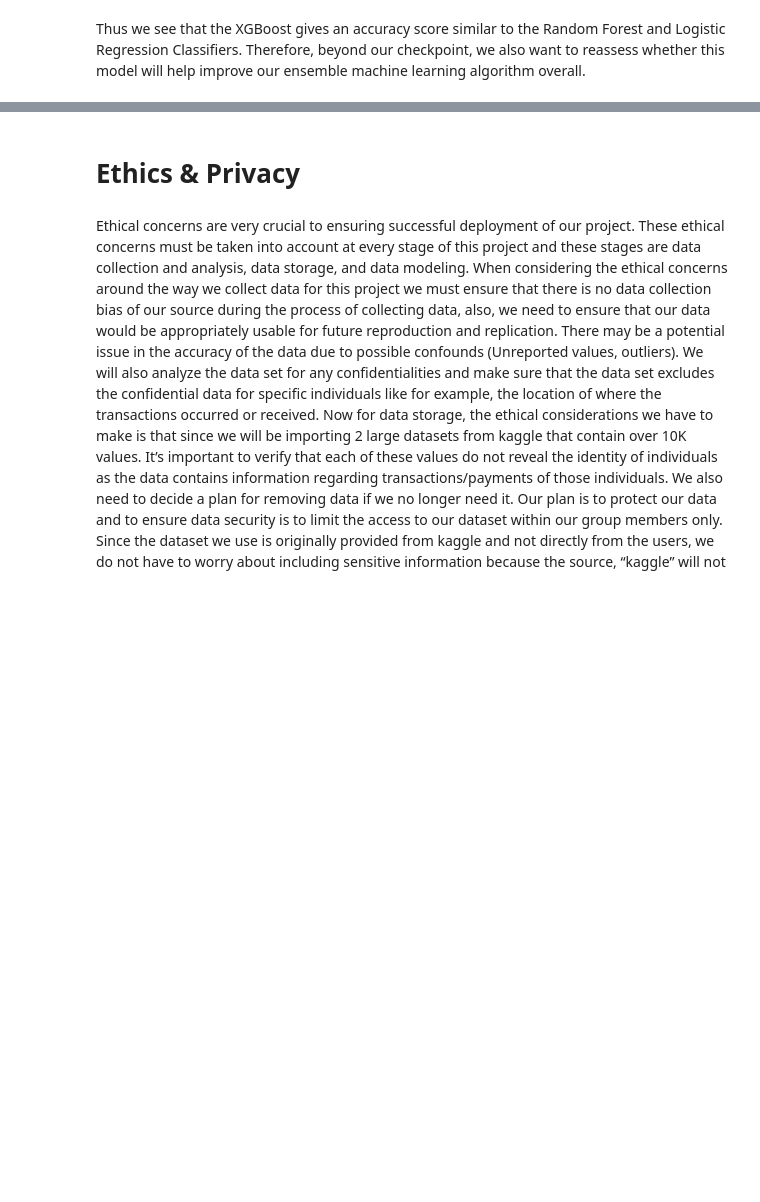
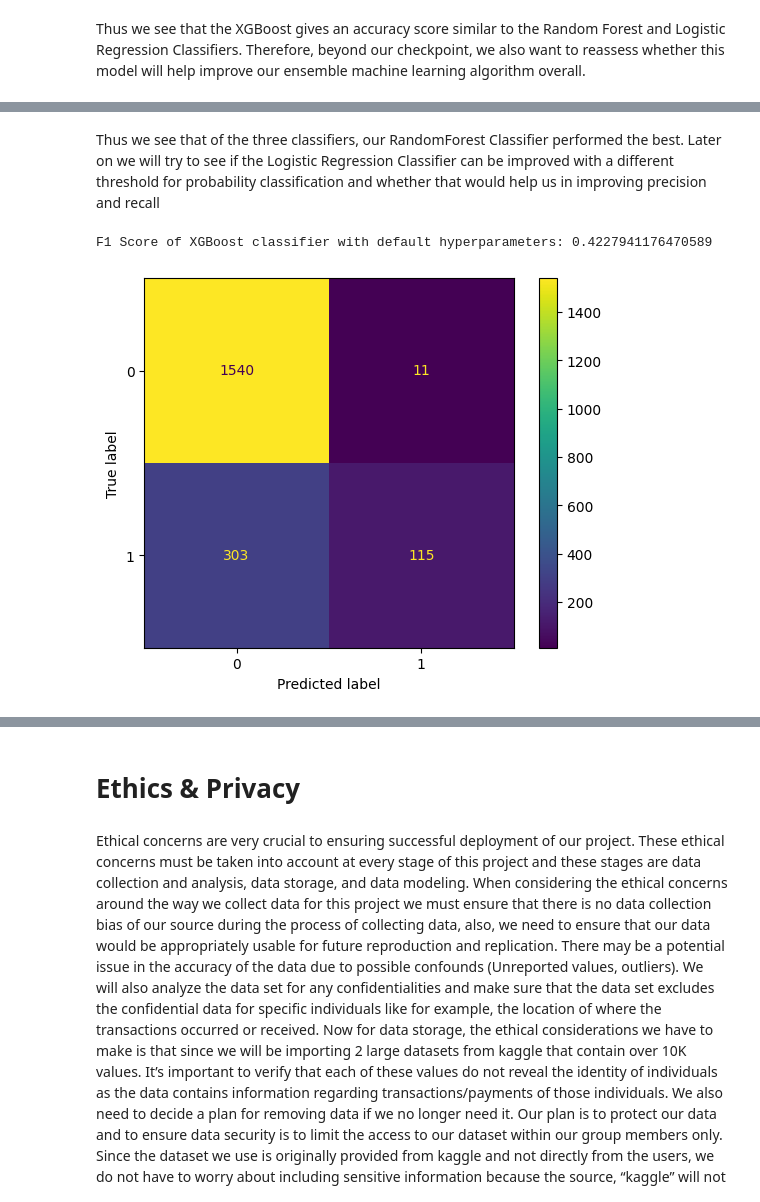
Before and after one commit to COGS118A/Group039-Wi23, a Jupyter notebook: CheckpointGroup039-Wi23.ipynb, the cells around one changed output, grey strips where cells are left out. Cells and saved outputs as stored; diff of their text form; code cells hidden in the pictures; blank space fills up the shorter version.

```diff
--- a/CheckpointGroup039-Wi23.ipynb
+++ b/CheckpointGroup039-Wi23.ipynb
@@ -566,6 +600,6 @@ XGBClassifier(base_score=None, booster=None, callbacks=None,
               predictor=None, random_state=None, ...)
 # %%
 # 4.2 Making Predictions
-y_pred = xgb_clf.predict(X_test)
+y_pred_xgb = xgb_clf.predict(X_test)
 # %%
 # 4.3 Evaluating the model
@@ -587,0 +660,11 @@ With these next steps, we are sure we will reach a conclusion of which features
+# %% [markdown]
+Thus we see that of the three classifiers, our RandomForest Classifier performed the best. Later on we will try to see if the Logistic Regression Classifier can be improved with a different threshold for probability classification and whether that would help us in improving precision and recall
+# %%
+xgb_f1 = f1_score(y_test, y_pred_xgb)
+print("F1 Score of XGBoost classifier with default hyperparameters:", xgb_f1)
+disp = ConfusionMatrixDisplay(confusion_matrix(y_test, y_pred_xgb), display_labels=xgb_clf.classes_)
+disp.plot()
+plt.show()
+# %% [output]
+F1 Score of XGBoost classifier with default hyperparameters: 0.4227941176470589
+[figure, added]
```
Also changed, not shown: parts of 60 cells of this notebook, 1 other file.
